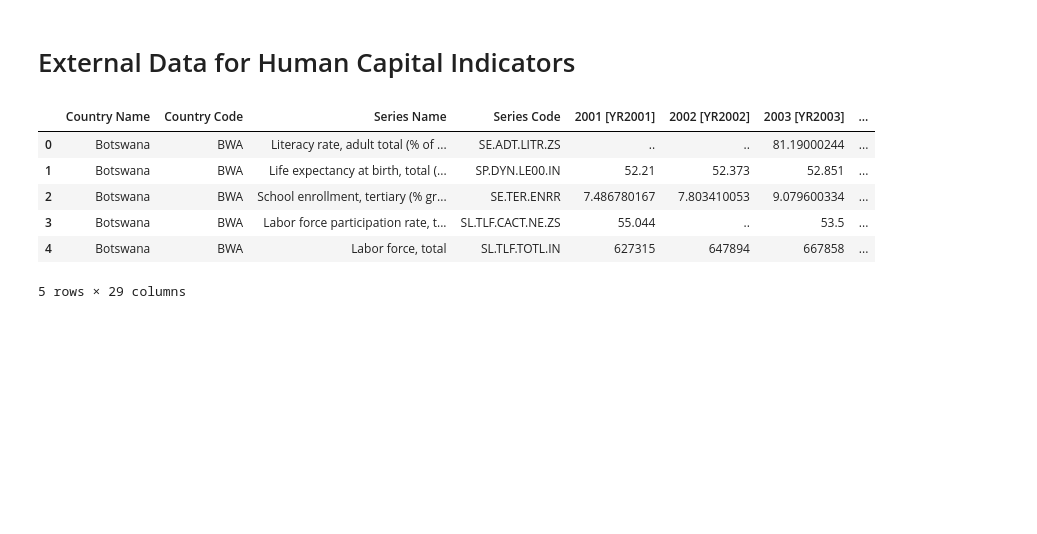
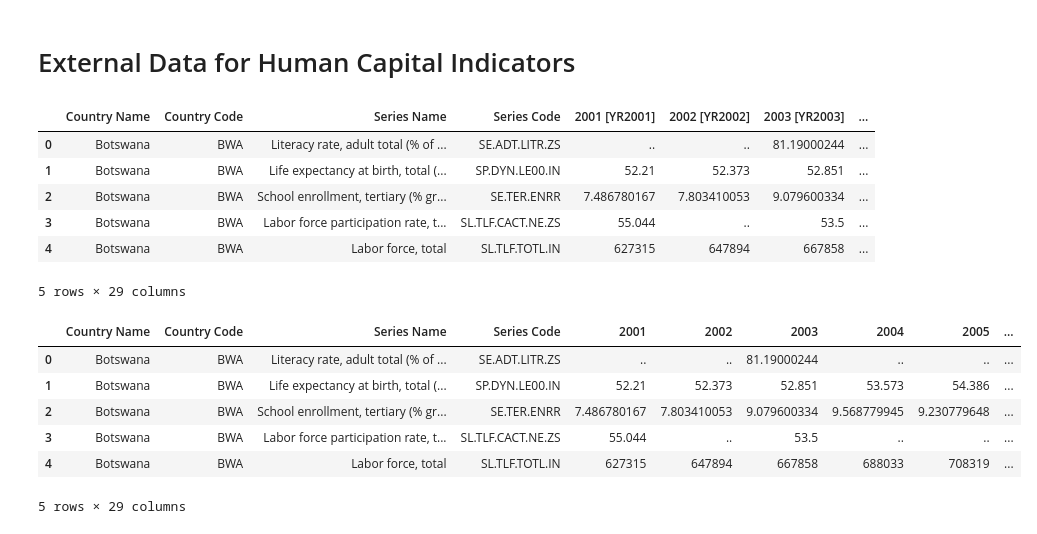
Before and after one commit to GorataB/Hackathon_PolyglotPioneers, a Jupyter notebook: Data Cleaning.ipynb, the cells around one changed output. Cells and saved outputs as stored; diff of their text form; code cells hidden in the pictures; blank space fills up the shorter version.

Commit message:
Add human capital data cleaning

```diff
--- a/Data Cleaning.ipynb
+++ b/Data Cleaning.ipynb
@@ -804,3 +804,18 @@ external.head()
 | 3 | Botswana | BWA | Labor force participation rate, t... | SL.TLF.CACT.NE.ZS | 55.044 | .. | 53.5 | ... |
 | 4 | Botswana | BWA | Labor force, total | SL.TLF.TOTL.IN | 627315 | 647894 | 667858 | ... |
 5 rows × 29 columns
+# %%
+import regex as re
+
+# Clean year column names (remove [YR...])
+external.columns = external.columns.str.replace(r'\[YR\d{4}\]', '', regex=True)
+# %%
+external.head()
+# %% [output]
+|  | Country Name | Country Code | Series Name | Series Code | 2001 | 2002 | 2003 | 2004 | 2005 | ... |
+| 0 | Botswana | BWA | Literacy rate, adult total (% of ... | SE.ADT.LITR.ZS | .. | .. | 81.19000244 | .. | .. | ... |
+| 1 | Botswana | BWA | Life expectancy at birth, total (... | SP.DYN.LE00.IN | 52.21 | 52.373 | 52.851 | 53.573 | 54.386 | ... |
+| 2 | Botswana | BWA | School enrollment, tertiary (% gr... | SE.TER.ENRR | 7.486780167 | 7.803410053 | 9.079600334 | 9.568779945 | 9.230779648 | ... |
+| 3 | Botswana | BWA | Labor force participation rate, t... | SL.TLF.CACT.NE.ZS | 55.044 | .. | 53.5 | .. | .. | ... |
+| 4 | Botswana | BWA | Labor force, total | SL.TLF.TOTL.IN | 627315 | 647894 | 667858 | 688033 | 708319 | ... |
+5 rows × 29 columns
```
Also changed, not shown: parts of 22 cells of this notebook, 1 other file.
